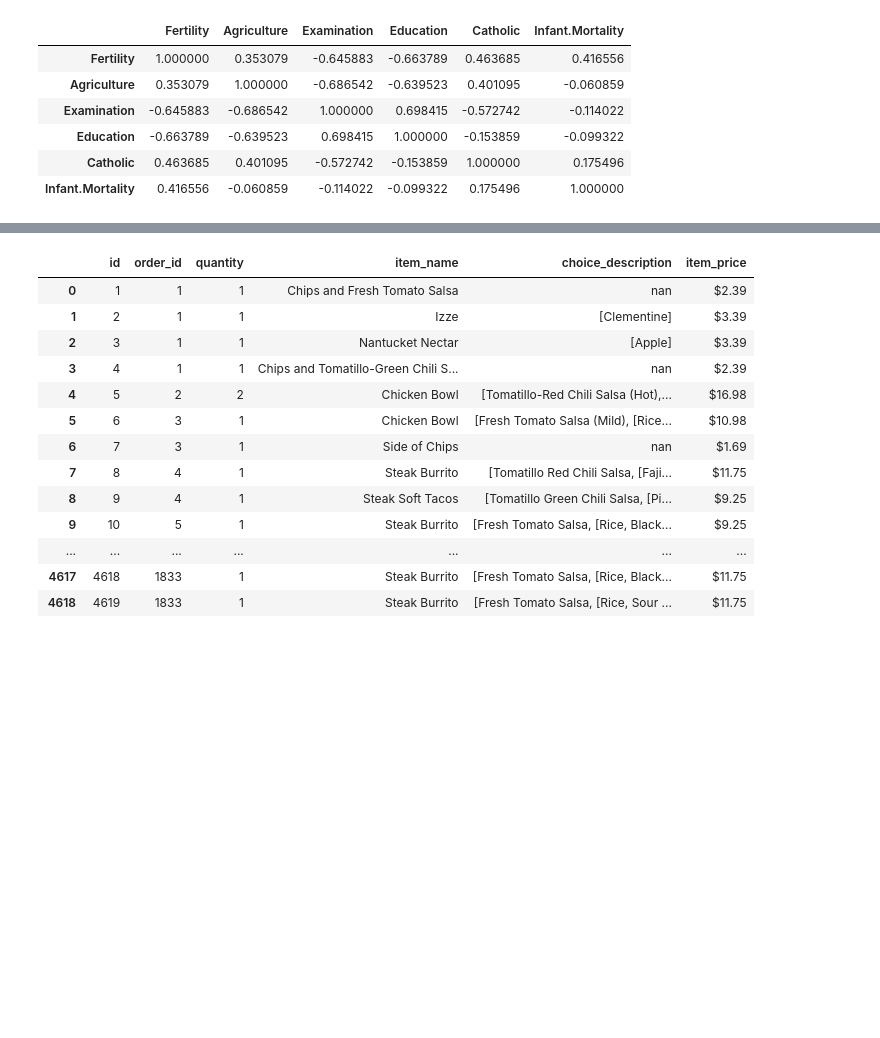
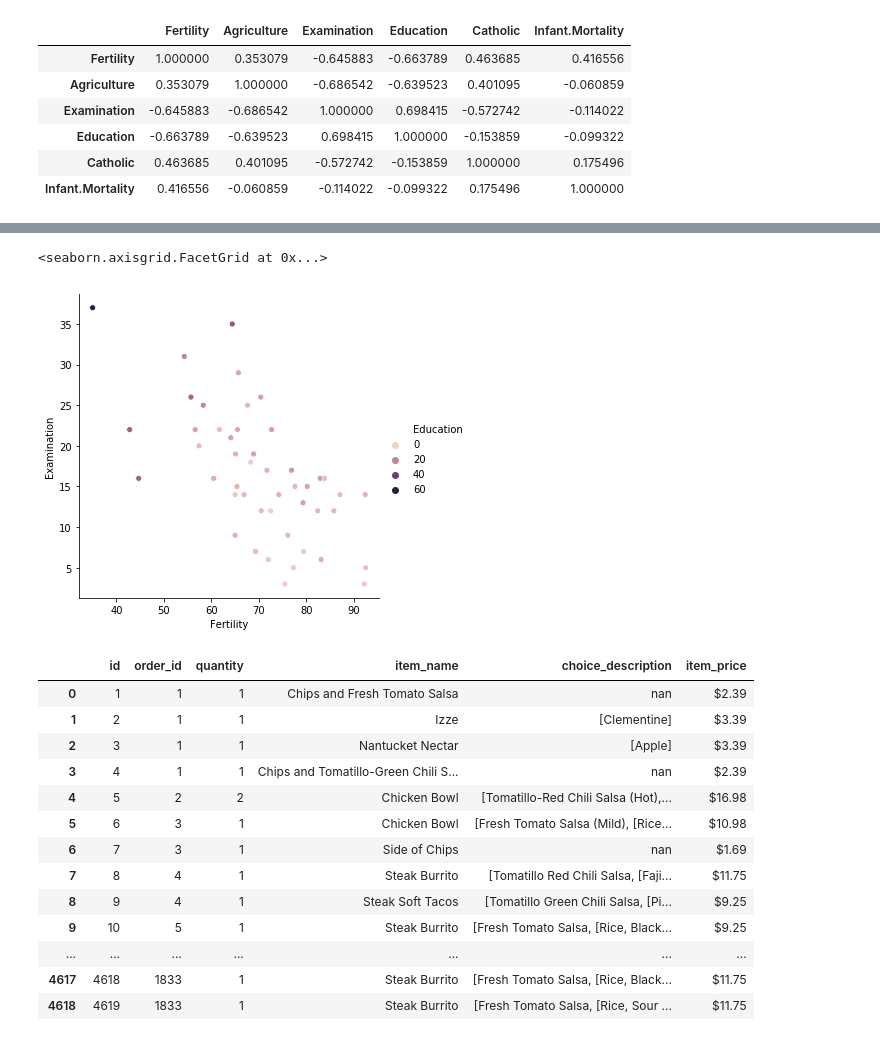
Before and after one commit to josephburton06/python-exercises, a Jupyter notebook: 4.9_seaborn_exercises.py.ipynb, the cells around one changed output, grey strips where cells are left out. Cells and saved outputs as stored; diff of their text form; code cells hidden in the pictures; blank space fills up the shorter version.

```diff
--- a/4.9_seaborn_exercises.py.ipynb
+++ b/4.9_seaborn_exercises.py.ipynb
@@ -162,3 +175,8 @@ swiss.corr()
+# %%
+sns.relplot(data=swiss, x='Fertility', y='Examination', hue='Education')
+# %% [output]
+<seaborn.axisgrid.FacetGrid at 0x...>
+[figure, added]
 # %%
 def get_db_url(db, user, host, password):
     from sqlalchemy import create_engine
```
Also changed, not shown: parts of 3 cells of this notebook.
